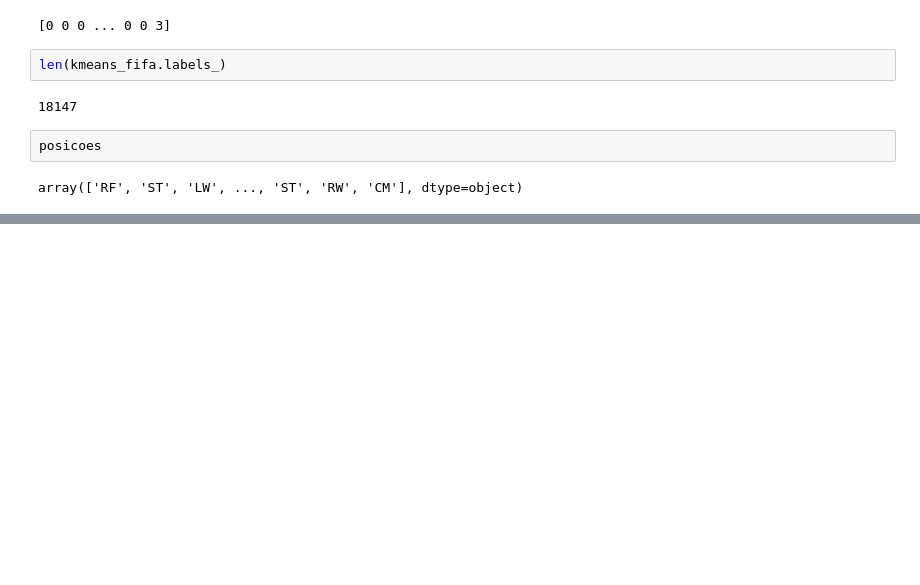
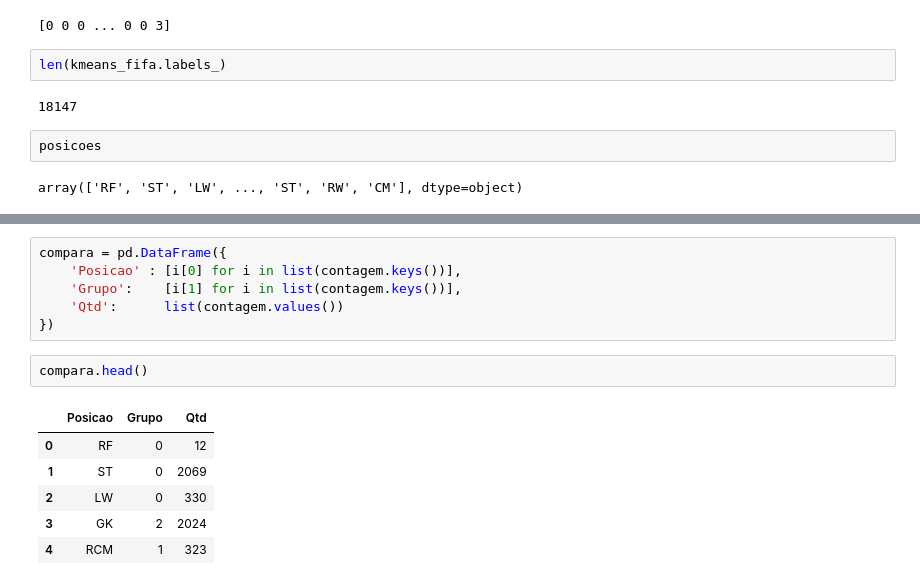
Before and after one commit to treinaweb/treinaweb-data-science-agrupamento-com-classificacao, a Jupyter notebook: ProjetoDataScience.ipynb, the cells around one changed output, grey strips where cells are left out. Drawn from its saved outputs; the diff is of its cells as text; blank space fills up the shorter version.

```diff
--- a/ProjetoDataScience.ipynb
+++ b/ProjetoDataScience.ipynb
@@ -533,0 +571,15 @@ array(['RF', 'ST', 'LW', ..., 'ST', 'RW', 'CM'], dtype=object)
+# %%
+compara = pd.DataFrame({
+    'Posicao' : [i[0] for i in list(contagem.keys())],
+    'Grupo':    [i[1] for i in list(contagem.keys())],
+    'Qtd':      list(contagem.values())
+})
+# %%
+compara.head()
+# %% [output]
+|  | Posicao | Grupo | Qtd |
+| 0 | RF | 0 | 12 |
+| 1 | ST | 0 | 2069 |
+| 2 | LW | 0 | 330 |
+| 3 | GK | 2 | 2024 |
+| 4 | RCM | 1 | 323 |
```
Also changed, not shown: parts of 6 cells of this notebook.
